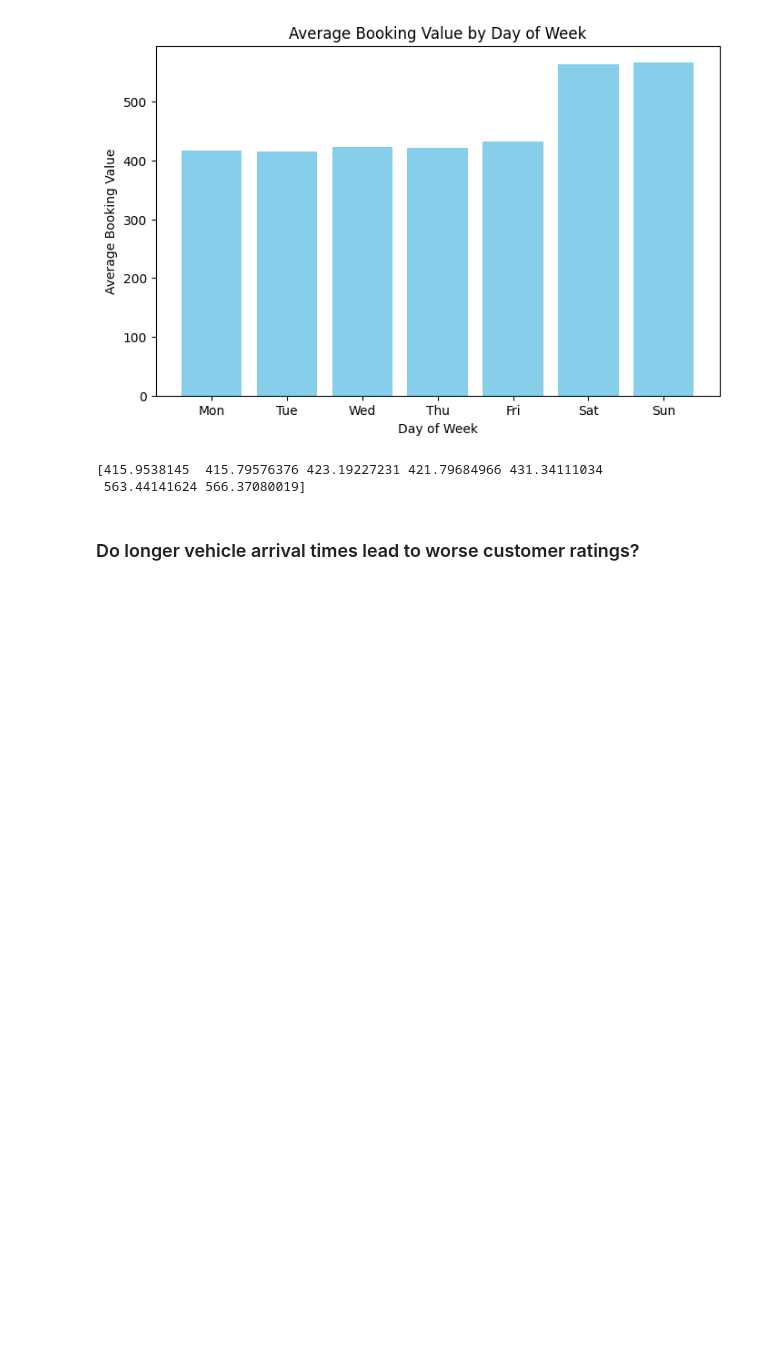
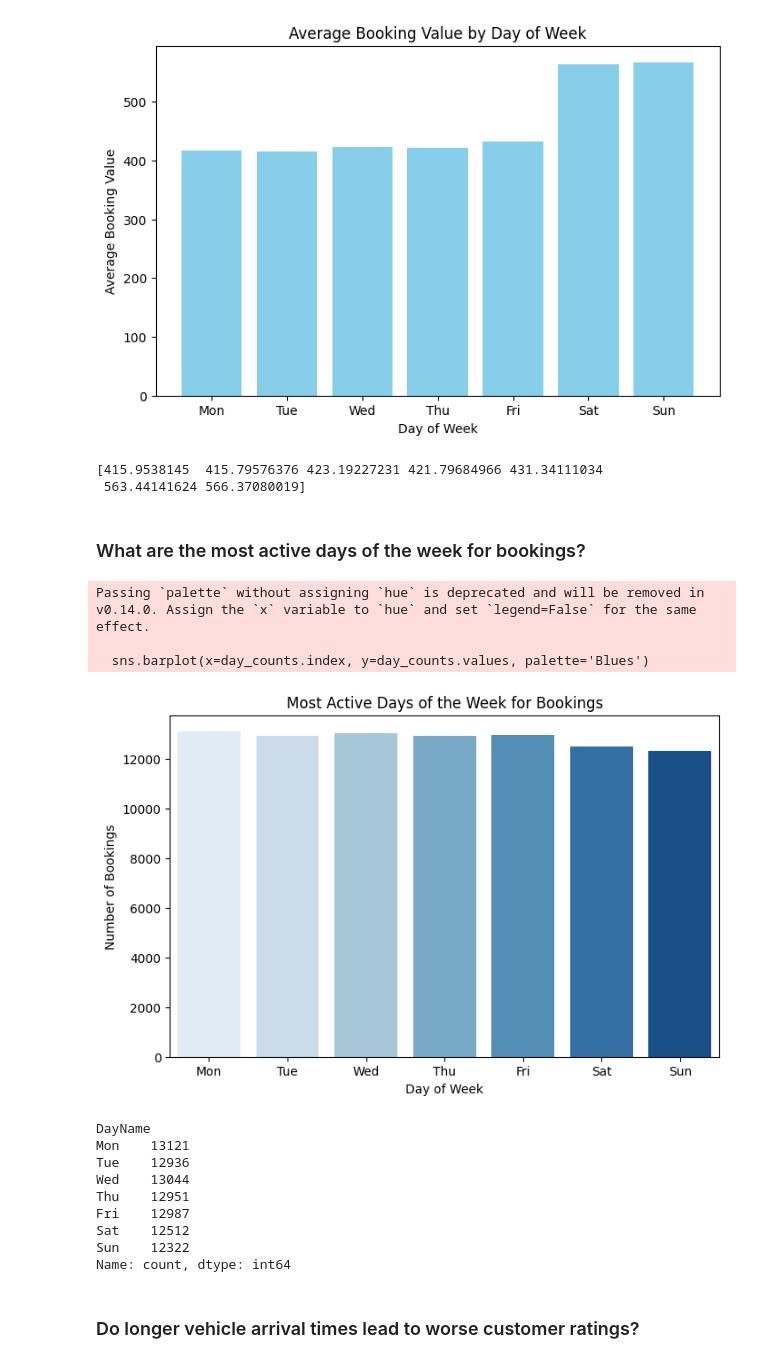
Before and after one commit to jadenesteves/Uber-Ride-Analytics-2024, a Jupyter notebook: notebooks/Uber-Ride-Predictions.ipynb, the cells around one changed output. Saved outputs shown, nothing was run; the diff lists cells and outputs as text; code cells hidden in the pictures; blank space fills up the shorter version.

Commit message:
Update Uber-Ride-Predictions.ipynb
Answered more questions including...
- What are the most popular forms of payment?
- What are the most popular forms of transportation?
-

```diff
--- a/notebooks/Uber-Ride-Predictions.ipynb
+++ b/notebooks/Uber-Ride-Predictions.ipynb
@@ -138,6 +141,43 @@ print(weekday_booking_value.values)
 [figure]
 [415.9538145  415.79576376 423.19227231 421.79684966 431.34111034
  563.44141624 566.37080019]
+# %% [markdown]
+### What are the most active days of the week for bookings?
+# %%
+# Extract day of week (0=Monday, 6=Sunday)
+df['DayOfWeek'] = df['DateTime'].dt.dayofweek
+
+# Map day numbers to names for better readability
+day_names = ['Mon', 'Tue', 'Wed', 'Thu', 'Fri', 'Sat', 'Sun']
+df['DayName'] = df['DayOfWeek'].map(dict(enumerate(day_names)))
+
+# Count number of bookings per day
+day_counts = df['DayName'].value_counts().reindex(day_names)
+
+# Plot
+plt.figure(figsize=(8,5))
+sns.barplot(x=day_counts.index, y=day_counts.values, palette='Blues')
+plt.title('Most Active Days of the Week for Bookings')
+plt.xlabel('Day of Week')
+plt.ylabel('Number of Bookings')
+plt.show()
+
+# Print the counts for each day
+print(day_counts)
+# %% [output]
+Passing `palette` without assigning `hue` is deprecated and will be removed in v0.14.0. Assign the `x` variable to `hue` and set `legend=False` for the same effect.
+
+  sns.barplot(x=day_counts.index, y=day_counts.values, palette='Blues')
+[figure, added]
+DayName
+Mon    13121
+Tue    12936
+Wed    13044
+Thu    12951
+Fri    12987
+Sat    12512
+Sun    12322
+Name: count, dtype: int64
 # %% [markdown]
 ### Do longer vehicle arrival times lead to worse customer ratings?
 # %%
```
Also changed, not shown: parts of 6 cells of this notebook.
